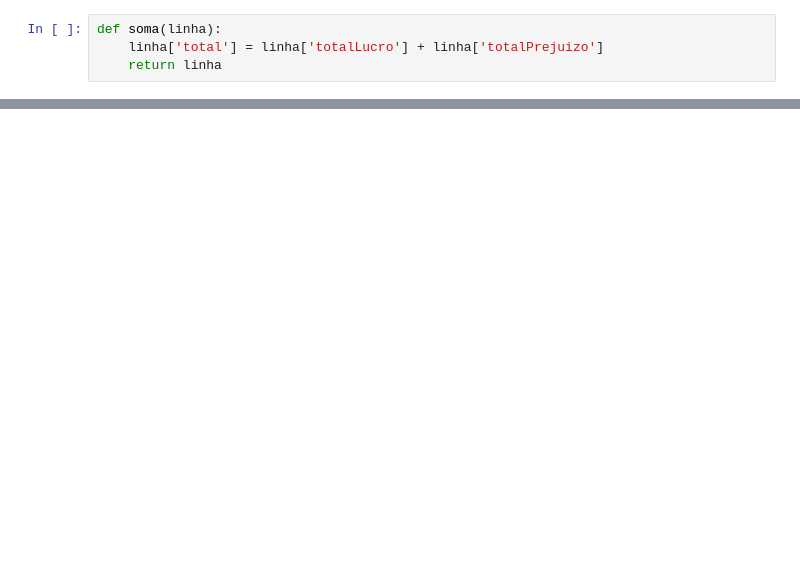
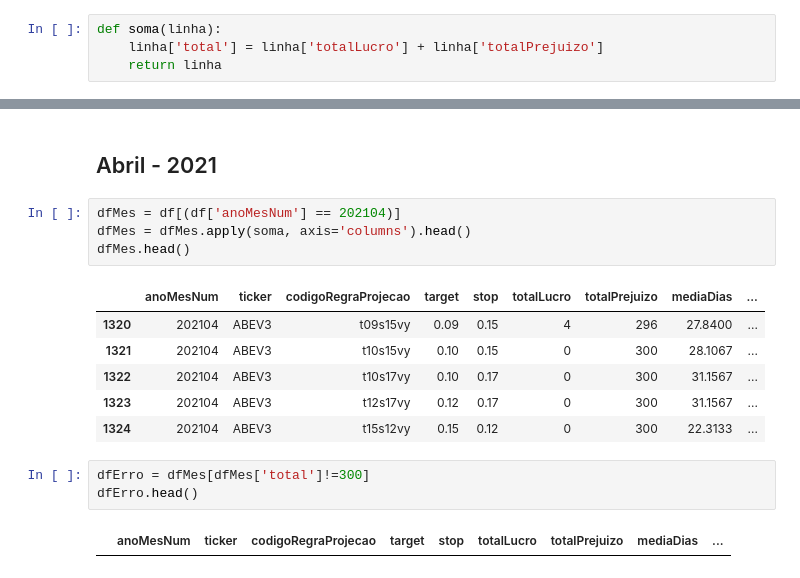
Before and after one commit to paulofor/Jupyter-Espaco01, a Jupyter notebook: ResultadoFuturo/Validação de Resultado Futuro - Quantidades Iguais.ipynb, the cells around one changed output, grey strips where cells are left out. Drawn from its saved outputs; the diff is of its cells as text; blank space fills up the shorter version.

```diff
--- a/ResultadoFuturo/Validação de Resultado Futuro - Quantidades Iguais.ipynb
+++ b/ResultadoFuturo/Validação de Resultado Futuro - Quantidades Iguais.ipynb
@@ -65,0 +57,18 @@ dfErro.head()
+# %% [markdown]
+## Abril - 2021
+# %%
+dfMes = df[(df['anoMesNum'] == 202104)]
+dfMes = dfMes.apply(soma, axis='columns').head()
+dfMes.head()
+# %% [output]
+|  | anoMesNum | ticker | codigoRegraProjecao | target | stop | totalLucro | totalPrejuizo | mediaDias | ... |
+| 1320 | 202104 | ABEV3 | t09s15vy | 0.09 | 0.15 | 4 | 296 | 27.8400 | ... |
+| 1321 | 202104 | ABEV3 | t10s15vy | 0.10 | 0.15 | 0 | 300 | 28.1067 | ... |
+| 1322 | 202104 | ABEV3 | t10s17vy | 0.10 | 0.17 | 0 | 300 | 31.1567 | ... |
+| 1323 | 202104 | ABEV3 | t12s17vy | 0.12 | 0.17 | 0 | 300 | 31.1567 | ... |
+| 1324 | 202104 | ABEV3 | t15s12vy | 0.15 | 0.12 | 0 | 300 | 22.3133 | ... |
+# %%
+dfErro = dfMes[dfMes['total']!=300]
+dfErro.head()
+# %% [output]
+|  | anoMesNum | ticker | codigoRegraProjecao | target | stop | totalLucro | totalPrejuizo | mediaDias | ... |
```
Also changed, not shown: parts of 41 cells of this notebook, 5 other files.
